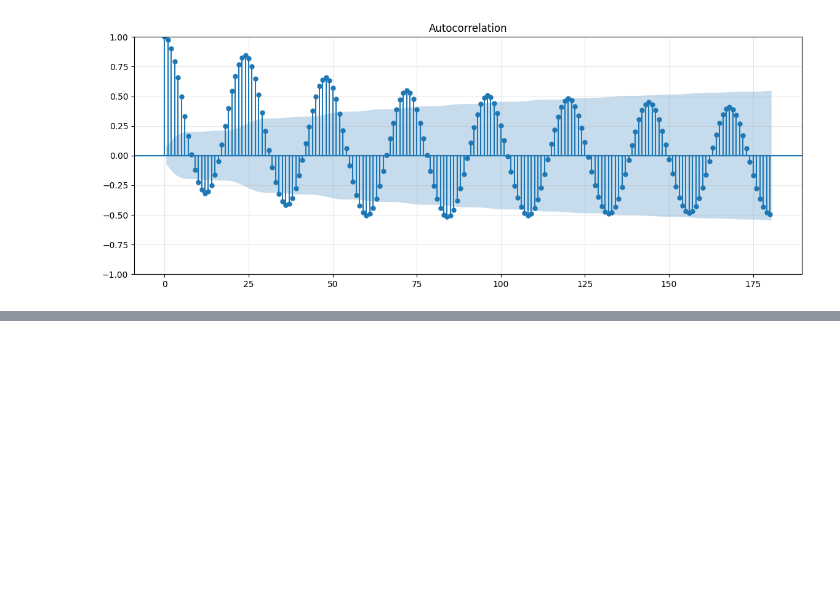
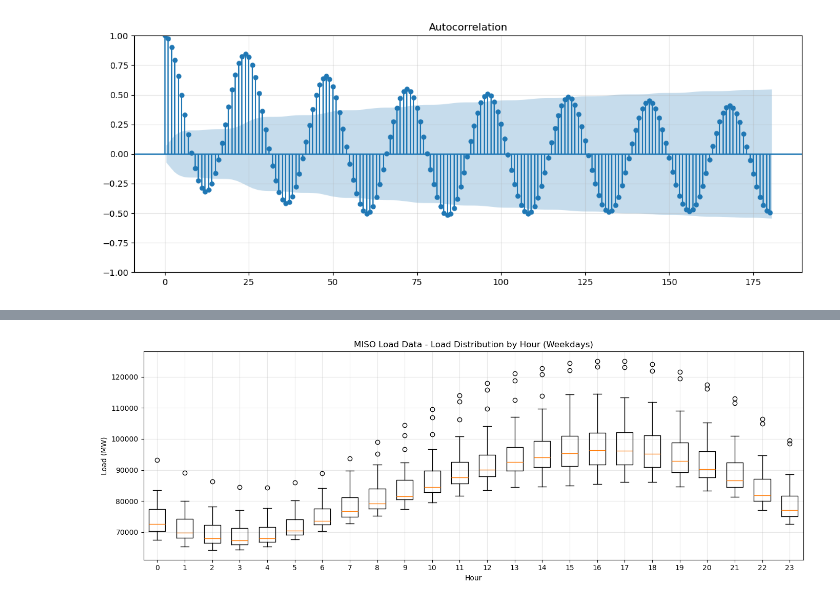
Before and after one commit to sethpoindexter/energy-load-forecaster, a Jupyter notebook: backend/notebooks/01_eda.ipynb, the cells around one changed output, grey strips where cells are left out. Saved outputs shown, nothing was run; the diff lists cells and outputs as text; code cells hidden in the pictures; blank space fills up the shorter version.

Commit message:
feat: explore June load data

```diff
--- a/backend/notebooks/01_eda.ipynb
+++ b/backend/notebooks/01_eda.ipynb
@@ -199,0 +203,13 @@ The PACF chart shows which lags are valuable to predicting a future load value.
+# %%
+# Same-hour spread, weekdays
+data_by_hour_weekdays = [df.loc[(df["hour"] == h) & (df.index.dayofweek < 5), "load_mw"] for h in range(24)]
+
+fig, ax = plt.subplots()
+ax.boxplot(data_by_hour_weekdays, positions=range(24), widths=0.6)
+ax.set_title("MISO Load Data - Load Distribution by Hour (Weekdays)")
+ax.set_xlabel("Hour")
+ax.set_ylabel("Load (MW)")
+plt.tight_layout()
+plt.show()
+# %% [output]
+[figure, added]
```
Also changed, not shown: parts of 11 cells of this notebook.
